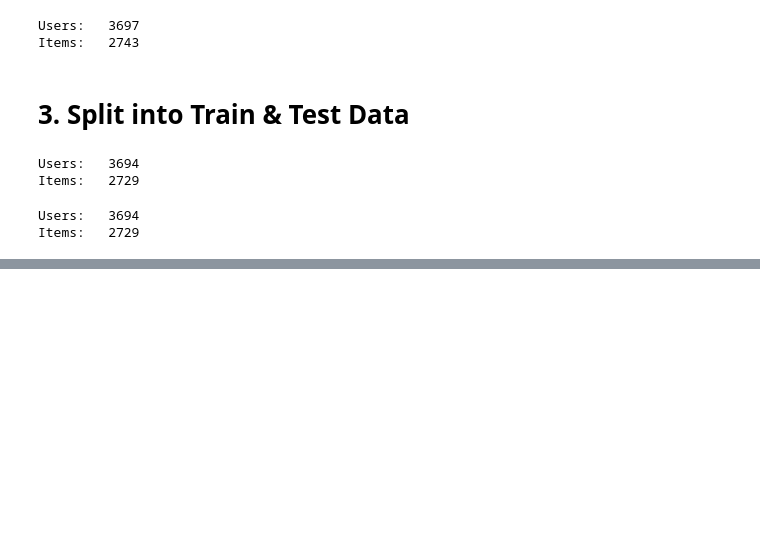
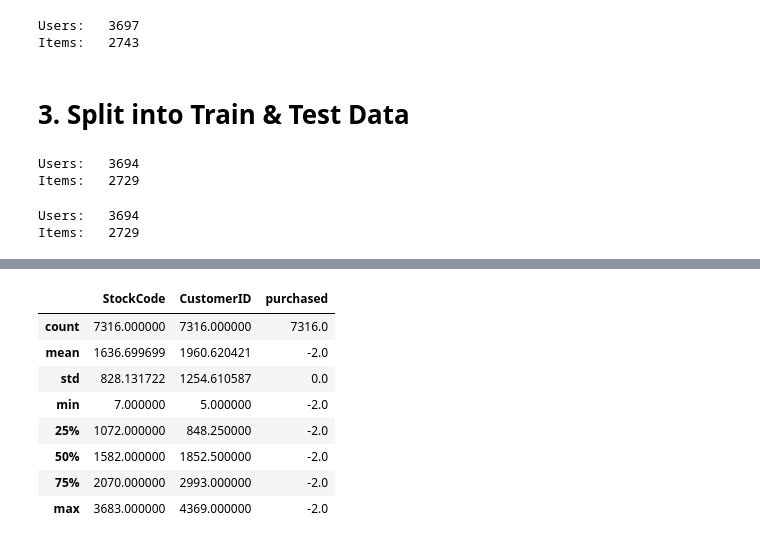
Before and after one commit to uadR1/Master-Thesis-Building-and-Evaluating-Candidate-Generation-Models-with-Neural-Networks, a Jupyter notebook: 02_Data_Preparation/01_OnlineRetail_Preparation.ipynb, the cells around one changed output, grey strips where cells are left out. Drawn from its saved outputs; the diff is of its cells as text; code cells hidden in the pictures; blank space fills up the shorter version.

```diff
--- a/02_Data_Preparation/01_OnlineRetail_Preparation.ipynb
+++ b/02_Data_Preparation/01_OnlineRetail_Preparation.ipynb
@@ -105,0 +163,27 @@ test.to_csv('../00_Data/online_retail_test.csv')
+# %%
+# Filter out unique combination of StockCode & Customer for cancelled Orders
+# Create DataFrmmae
+# Group by InvoiceNo and calculate the number of appearances and the product of Quantity and UnitPrice
+df_cancelled = df_cancellations.groupby(['StockCode', 'CustomerID']).agg({'CustomerID': 'count'})
+
+# Rename the columns
+df_cancelled.columns = ['purchased']
+
+# Reset the index
+df_cancelled.reset_index(inplace=True)
+
+# Change all cancelled Purchases to -2
+df_cancelled['purchased'] = -2
+
+# Sanity Check with Describe
+df_cancelled.describe()
+# %% [output]
+|  | StockCode | CustomerID | purchased |
+| count | 7316.000000 | 7316.000000 | 7316.0 |
+| mean | 1636.699699 | 1960.620421 | -2.0 |
+| std | 828.131722 | 1254.610587 | 0.0 |
+| min | 7.000000 | 5.000000 | -2.0 |
+| 25% | 1072.000000 | 848.250000 | -2.0 |
+| 50% | 1582.000000 | 1852.500000 | -2.0 |
+| 75% | 2070.000000 | 2993.000000 | -2.0 |
+| max | 3683.000000 | 4369.000000 | -2.0 |
```
Also changed, not shown: parts of 27 cells of this notebook, 2 other files.
